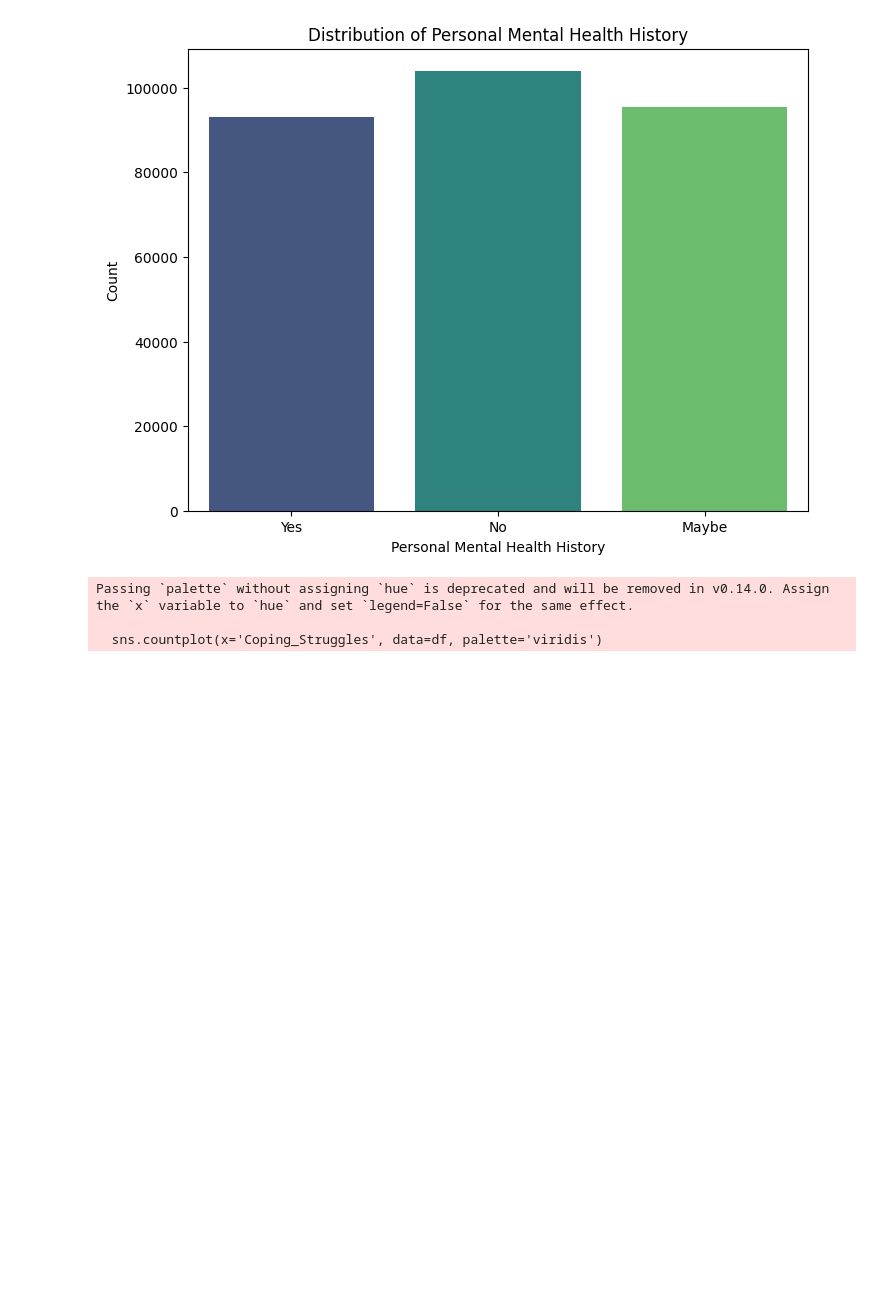
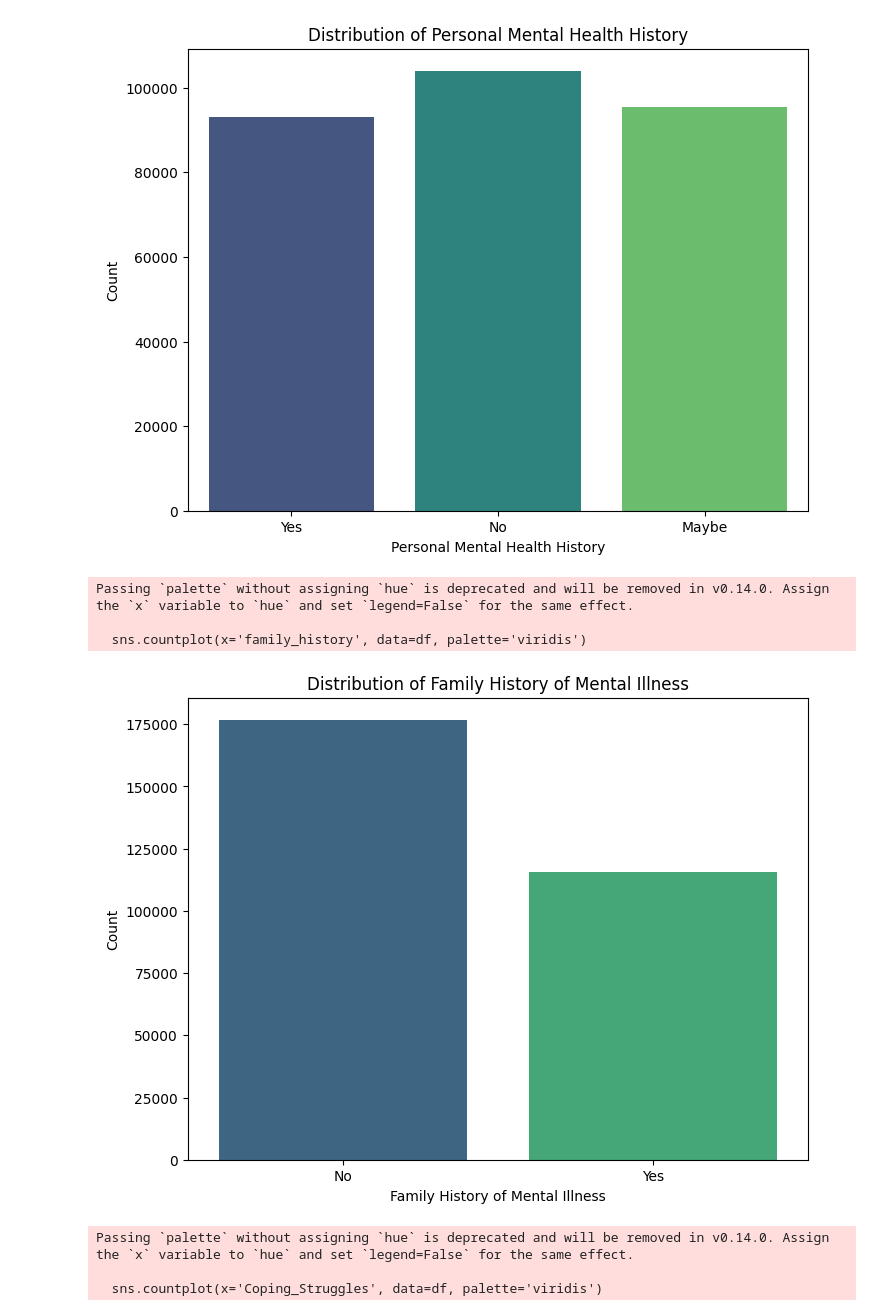
Before and after one commit to EricTanUMD/414-project, a Jupyter notebook: notebooks/sprint_2.ipynb, the cells around one changed output. Drawn from its saved outputs; the diff is of its cells as text; code cells hidden in the pictures; blank space fills up the shorter version.

Commit message:
Visualization Changes

```diff
--- a/notebooks/sprint_2.ipynb
+++ b/notebooks/sprint_2.ipynb
@@ -157,6 +157,19 @@ Passing `palette` without assigning `hue` is deprecated and will be removed in v
 
   sns.countplot(x='Mental_Health_History', data=df, palette='viridis')
 [figure]
+# %%
+# Barplot for the distribution o family history of mental illness in the filtered dataset
+plt.figure(figsize=(8, 6))
+sns.countplot(x='family_history', data=df, palette='viridis')
+plt.title('Distribution of Family History of Mental Illness')
+plt.xlabel('Family History of Mental Illness')
+plt.ylabel('Count')
+plt.show()
+# %% [output]
+Passing `palette` without assigning `hue` is deprecated and will be removed in v0.14.0. Assign the `x` variable to `hue` and set `legend=False` for the same effect.
+
+  sns.countplot(x='family_history', data=df, palette='viridis')
+[figure, added]
 # %%
 # Distribution of coping struggles
 plt.figure(figsize=(8, 6))
```
Also changed, not shown: parts of 7 cells of this notebook, 1 other file.
